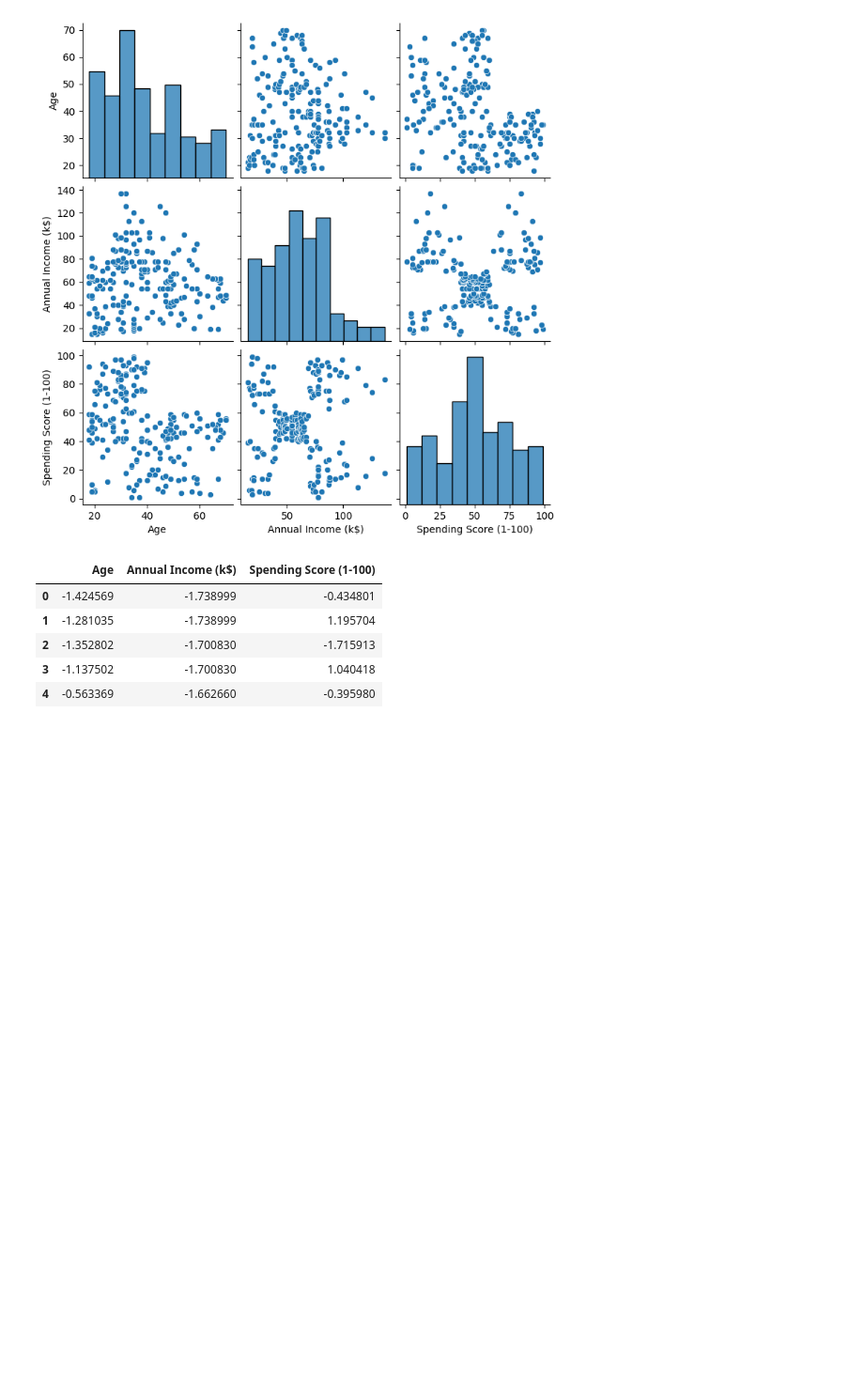
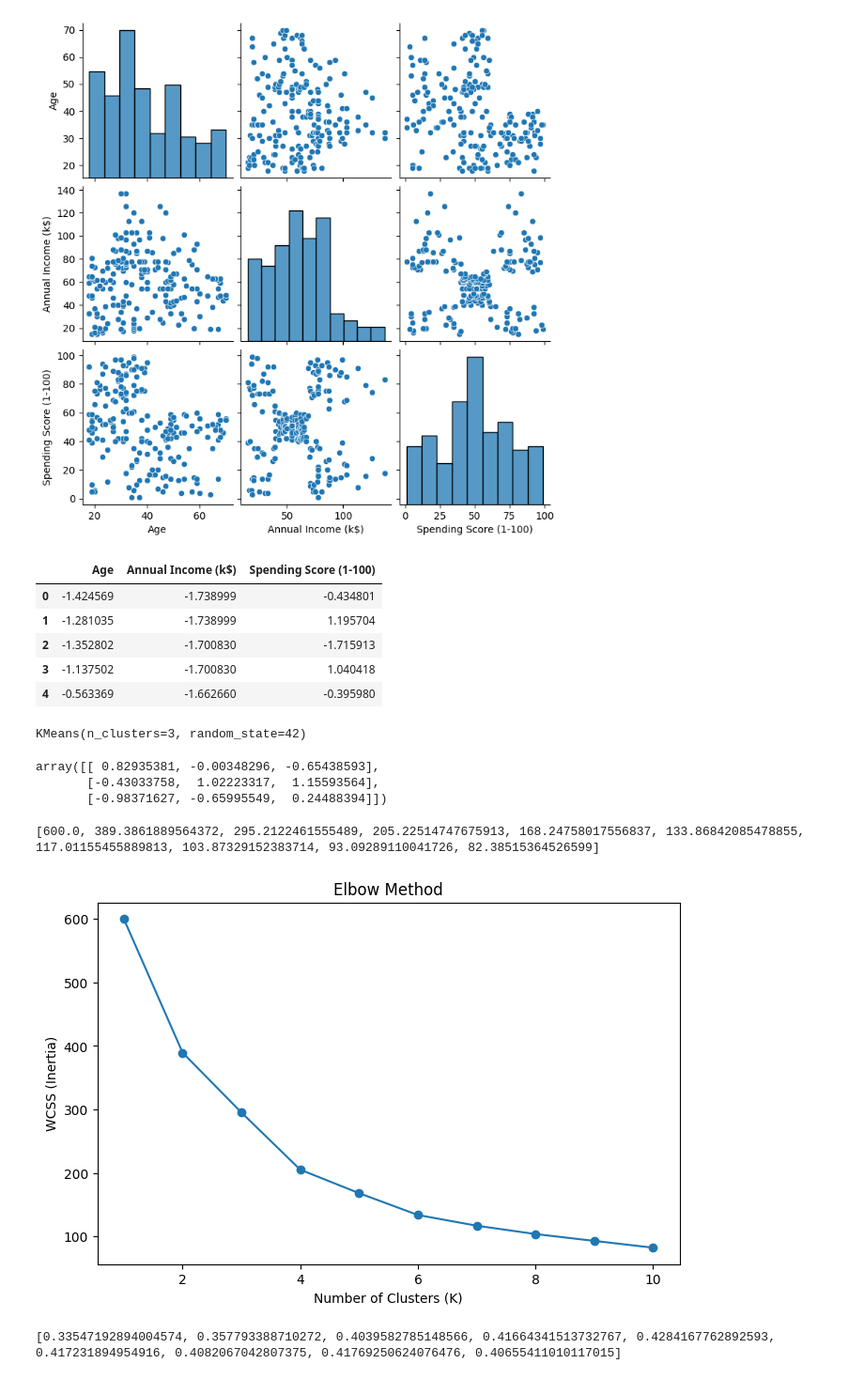
Before and after one commit to haneef333/customer-segmentation, a Jupyter notebook: notebooks/customer_segmentation.ipynb, the cells around one changed output. Shown at 94% size. Saved outputs shown, nothing was run; the diff lists cells and outputs as text; code cells hidden in the pictures; blank space fills up the shorter version.

Commit message:
Add silhouette analysis and customer segmentation visualization

```diff
--- a/notebooks/customer_segmentation.ipynb
+++ b/notebooks/customer_segmentation.ipynb
@@ -162,0 +165,65 @@ X_scaled.head()
+# %%
+kmeans = KMeans(
+    n_clusters=3,
+    random_state=42
+)
+kmeans.fit(X_scaled)
+# %% [output]
+KMeans(n_clusters=3, random_state=42)
+# %%
+kmeans.cluster_centers_
+# %% [output]
+array([[ 0.82935381, -0.00348296, -0.65438593],
+       [-0.43033758,  1.02223317,  1.15593564],
+       [-0.98371627, -0.65995549,  0.24488394]])
+# %%
+wcss = []
+
+for k in range(1, 11):
+    kmeans = KMeans(
+        n_clusters=k,
+        random_state=42,
+        n_init=10
+    )
+
+    kmeans.fit(X_scaled)
+
+    wcss.append(kmeans.inertia_)
+
+print(wcss)
+# %% [output]
+[600.0, 389.3861889564372, 295.2122461555489, 205.22514747675913, 168.24758017556837, 133.86842085478855, 117.01155455889813, 103.87329152383714, 93.09289110041726, 82.38515364526599]
+# %%
+import matplotlib.pyplot as plt
+
+plt.figure(figsize=(8,5))
+
+plt.plot(range(1,11), wcss, marker="o")
+
+plt.title("Elbow Method")
+plt.xlabel("Number of Clusters (K)")
+plt.ylabel("WCSS (Inertia)")
+
+plt.show()
+# %% [output]
+[figure, added]
+# %%
+from sklearn.metrics import silhouette_score
+silhouette_scores = []
+
+for k in range(2, 11):
+    kmeans = KMeans(
+        n_clusters=k,
+        random_state=42,
+        n_init=10
+    )
+
+    labels = kmeans.fit_predict(X_scaled)
+
+    score = silhouette_score(X_scaled, labels)
+
+    silhouette_scores.append(score)
+
+print(silhouette_scores)
+# %% [output]
+[0.33547192894004574, 0.357793388710272, 0.4039582785148566, 0.41664341513732767, 0.4284167762892593, 0.417231894954916, 0.4082067042807375, 0.41769250624076476, 0.40655411010117015]
```
Also changed, not shown: parts of 6 cells of this notebook.
